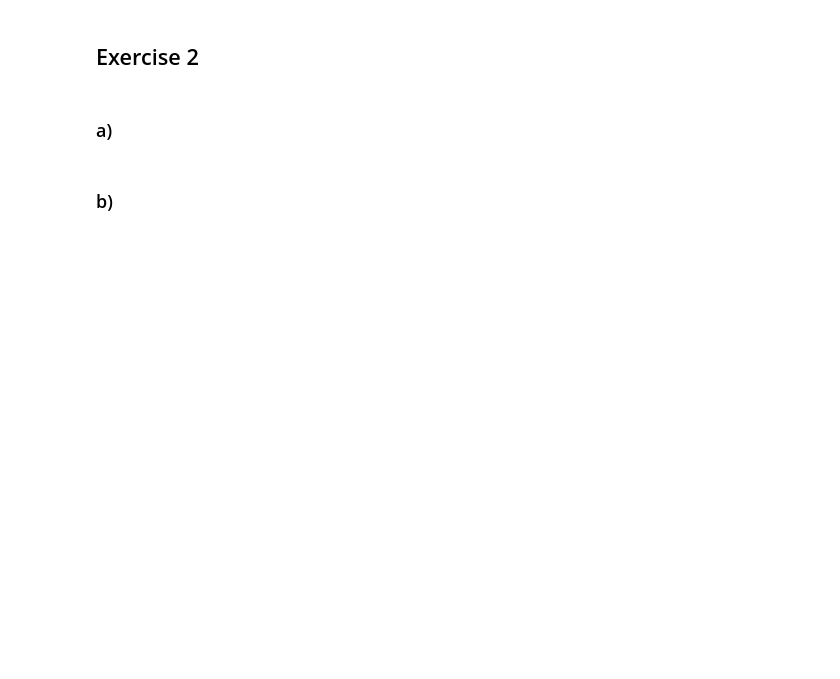
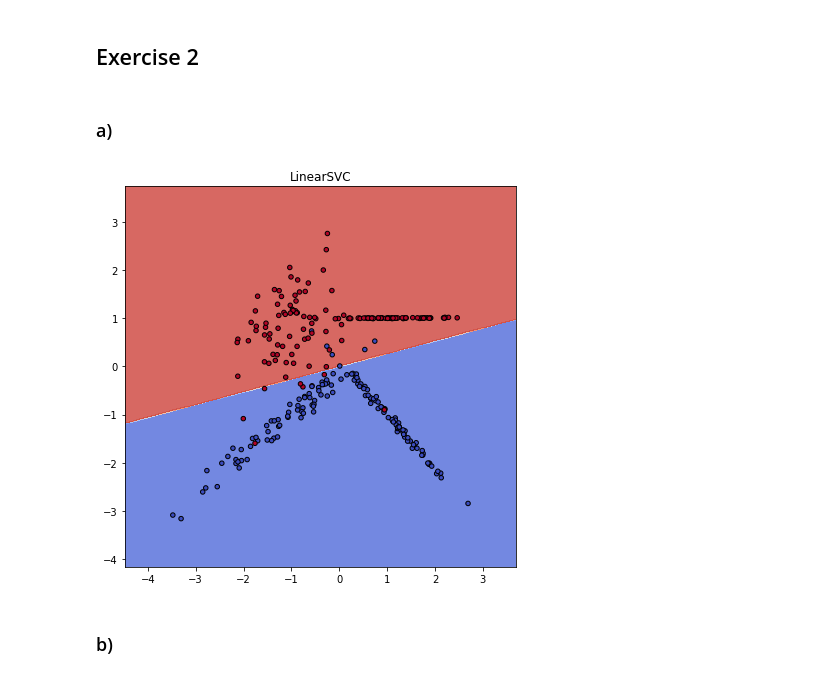
Before and after one commit to o-course/inf4491, a Jupyter notebook: exercise/A05/assignment05.ipynb, the cells around one changed output. Saved outputs shown, nothing was run; the diff lists cells and outputs as text; code cells hidden in the pictures; blank space fills up the shorter version.

```diff
--- a/exercise/A05/assignment05.ipynb
+++ b/exercise/A05/assignment05.ipynb
@@ -32,10 +98,42 @@ Cs =  [0.001, 0.01, 0.1, 1, 10, 100, 1000]
 # %% [markdown]
 ## Exercise 2
 # %%
-X, Y = make_classification(n_samples=1000, n_features=2, n_informative=2, n_redundant=0, n_repeated=0, n_classes=2, n_clusters_per_class=2, random_state=300, class_sep=1)
+X, Y = make_classification(n_samples=1000, n_features=2,
+                           n_informative=2, n_redundant=0,
+                           n_repeated=0, n_classes=2,
+                           n_clusters_per_class=2, random_state=300,
+                           class_sep=1)
 X_train, Y_train = X[:300], Y[:300]
 X_test, Y_test = X[300:], Y[300:]
 # %% [markdown]
 ### a)
+# %%
+def make_meshgrid(x, y, h=.02):
+    x_min, x_max = x.min()-1, x.max()+1
+    y_min, y_max = y.min()-1, y.max()+1
+    xx, yy = np.meshgrid(np.arange(x_min, x_max, h),
+                        np.arange(y_min, y_max, h))
+    return xx, yy
+
+C = 1.0
+ls = LinearSVC(C=C);
+ls.fit(X_train, Y_train)
+titles = 'LinearSVC'
+
+X0, X1 = X_train[:,0], X_train[:,1];
+xx, yy = make_meshgrid(X0, X1);
+
+fig = plt.figure(figsize=(7,7))
+# plot_counters(fig, models, xx, yy, cmap=plt.cm.coolwarm, alpha=0.8)
+Z = ls.predict(np.c_[xx.ravel(), yy.ravel()])
+# print('Z.shape:{}, xx.shape:{}'.format(Z.shape, xx.shape))
+Z = Z.reshape(xx.shape)
+out = plt.contourf(xx, yy, Z, cmap=plt.cm.coolwarm, alpha=0.8)
+# print('X0:{}, X1:{}, xx:{}, yy:{}'.format(X0.shape, X1.shape, xx.shape, yy.shape))
+plt.scatter(X0, X1, c=Y_train, cmap=plt.cm.coolwarm, s=20, edgecolors='k')
+plt.title(titles)
+plt.show()
+# %% [output]
+[figure, added]
 # %% [markdown]
 ### b)
```
Also changed, not shown: parts of 17 cells of this notebook, 1 other file.
